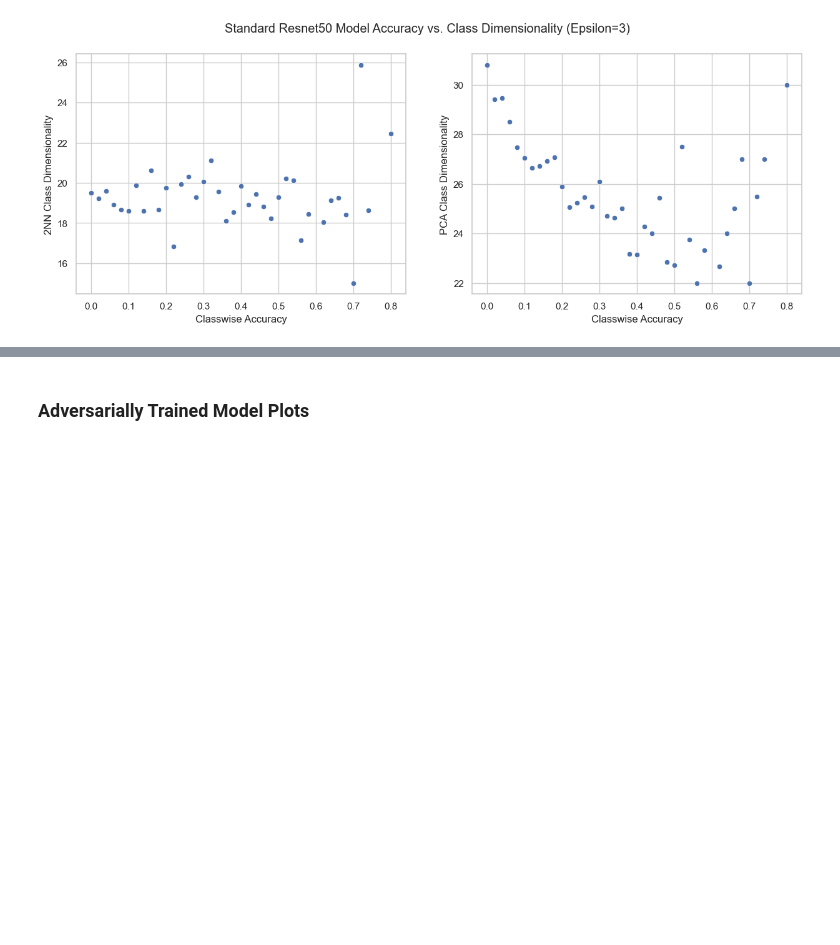
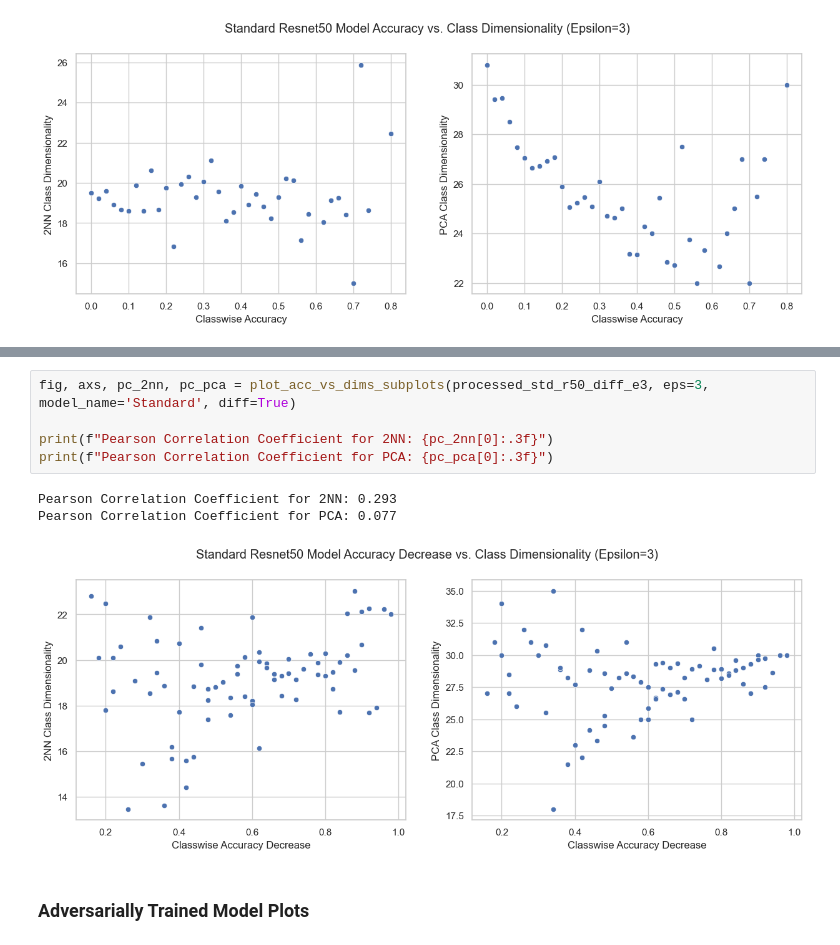
Before and after one commit to niranjanrajesh02/robust_CAMs, a Jupyter notebook: plots/E0_2.ipynb, the cells around one changed output, grey strips where cells are left out. Drawn from its saved outputs; the diff is of its cells as text; blank space fills up the shorter version.

```diff
--- a/plots/E0_2.ipynb
+++ b/plots/E0_2.ipynb
@@ -222,3 +261,12 @@ Pearson Correlation Coefficient for PCA: -0.480
+# %%
+fig, axs, pc_2nn, pc_pca = plot_acc_vs_dims_subplots(processed_std_r50_diff_e3, eps=3, model_name='Standard', diff=True)
+
+print(f"Pearson Correlation Coefficient for 2NN: {pc_2nn[0]:.3f}")
+print(f"Pearson Correlation Coefficient for PCA: {pc_pca[0]:.3f}")
+# %% [output]
+Pearson Correlation Coefficient for 2NN: 0.293
+Pearson Correlation Coefficient for PCA: 0.077
+[figure, added]
 # %% [markdown]
 ### Adversarially Trained Model Plots
 # %%
```
Also changed, not shown: parts of 7 cells of this notebook, 6 other files.
